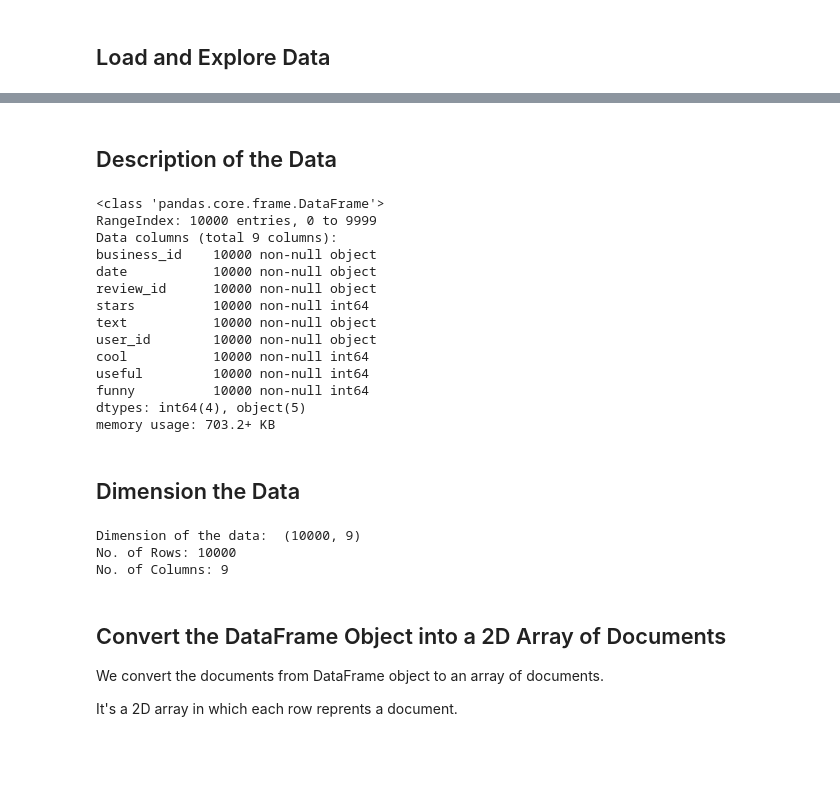
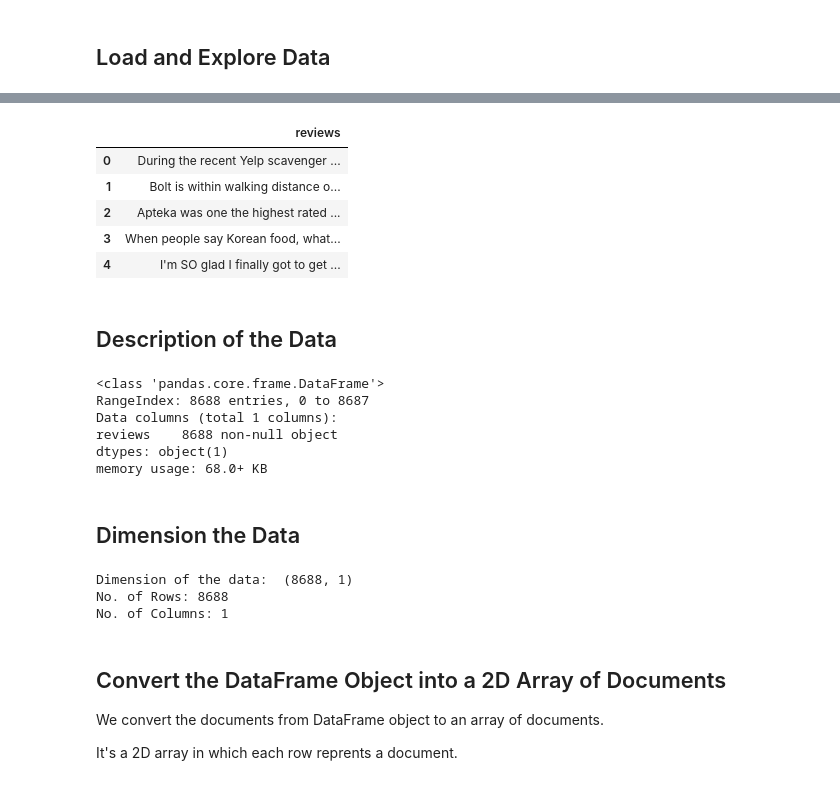
Before and after one commit to rojinadeuja/Yelp_Data_Modelling, a Jupyter notebook: 03_word_embedding_with_Word2vec.ipynb, the cells around one changed output, grey strips where cells are left out. Drawn from its saved outputs; the diff is of its cells as text; code cells hidden in the pictures; blank space fills up the shorter version.

```diff
--- a/03_word_embedding_with_Word2vec.ipynb
+++ b/03_word_embedding_with_Word2vec.ipynb
@@ -54,22 +46,27 @@ df.head()
+# %%
+client = MongoClient("mongodb://localhost:27017/")
+db = client.yelp_database
+df = pd.DataFrame(db.business_restaurant.find({},{"reviews.text":1, "_id":0}))
+df = df.applymap(lambda x : x[0]['text'])
+df.head() #Quick Check of the data
+# %% [output]
+|  | reviews |
+| 0 | During the recent Yelp scavenger ... |
+| 1 | Bolt is within walking distance o... |
+| 2 | Apteka was one the highest rated ... |
+| 3 | When people say Korean food, what... |
+| 4 | I'm SO glad I finally got to get ... |
 # %% [markdown]
 ## Description of the Data
 # %%
 df.info()
 # %% [output]
 <class 'pandas.core.frame.DataFrame'>
-RangeIndex: 10000 entries, 0 to 9999
-Data columns (total 9 columns):
-business_id    10000 non-null object
-date           10000 non-null object
-review_id      10000 non-null object
-stars          10000 non-null int64
-text           10000 non-null object
-user_id        10000 non-null object
-cool           10000 non-null int64
-useful         10000 non-null int64
-funny          10000 non-null int64
-dtypes: int64(4), object(5)
-memory usage: 703.2+ KB
+RangeIndex: 8688 entries, 0 to 8687
+Data columns (total 1 columns):
+reviews    8688 non-null object
+dtypes: object(1)
+memory usage: 68.0+ KB
 # %% [markdown]
 ## Dimension the Data
 # %%
@@ -81,9 +78,9 @@ no_of_columns = df.shape[1]
 print("No. of Rows: %d" % no_of_rows)
 print("No. of Columns: %d" % no_of_columns)
 # %% [output]
-Dimension of the data:  (10000, 9)
-No. of Rows: 10000
-No. of Columns: 9
+Dimension of the data:  (8688, 1)
+No. of Rows: 8688
+No. of Columns: 1
 # %% [markdown]
 ## Convert the DataFrame Object into a 2D Array of Documents
 
```
Also changed, not shown: parts of 33 cells of this notebook.
